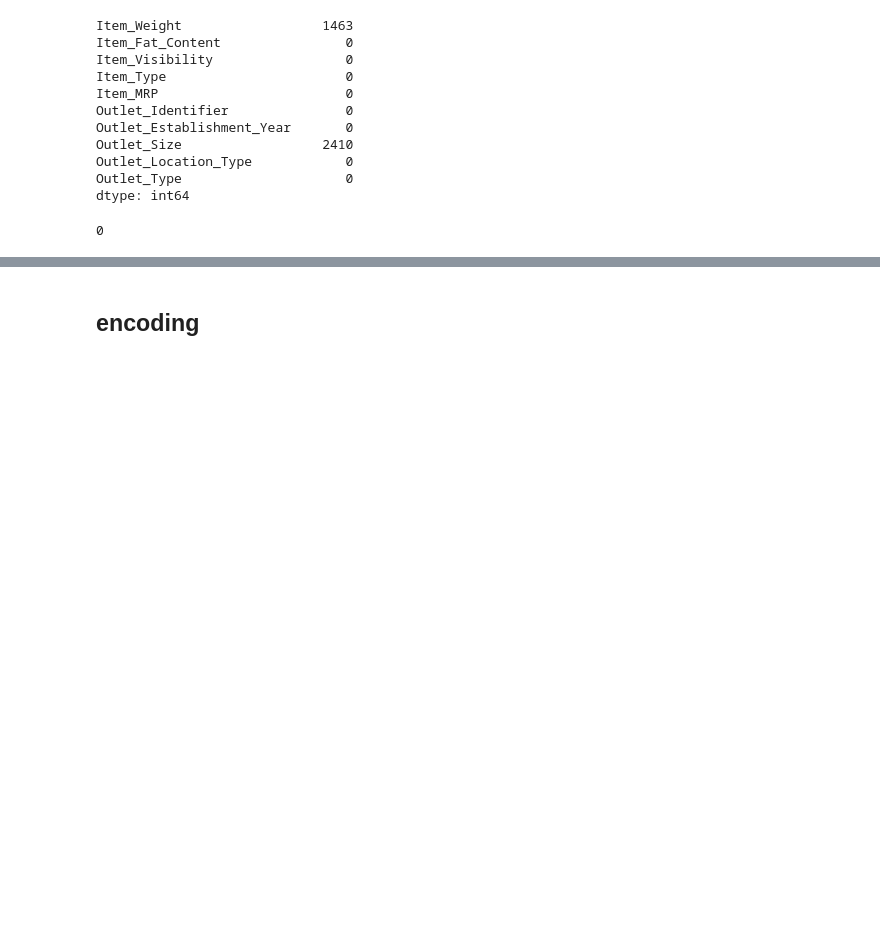
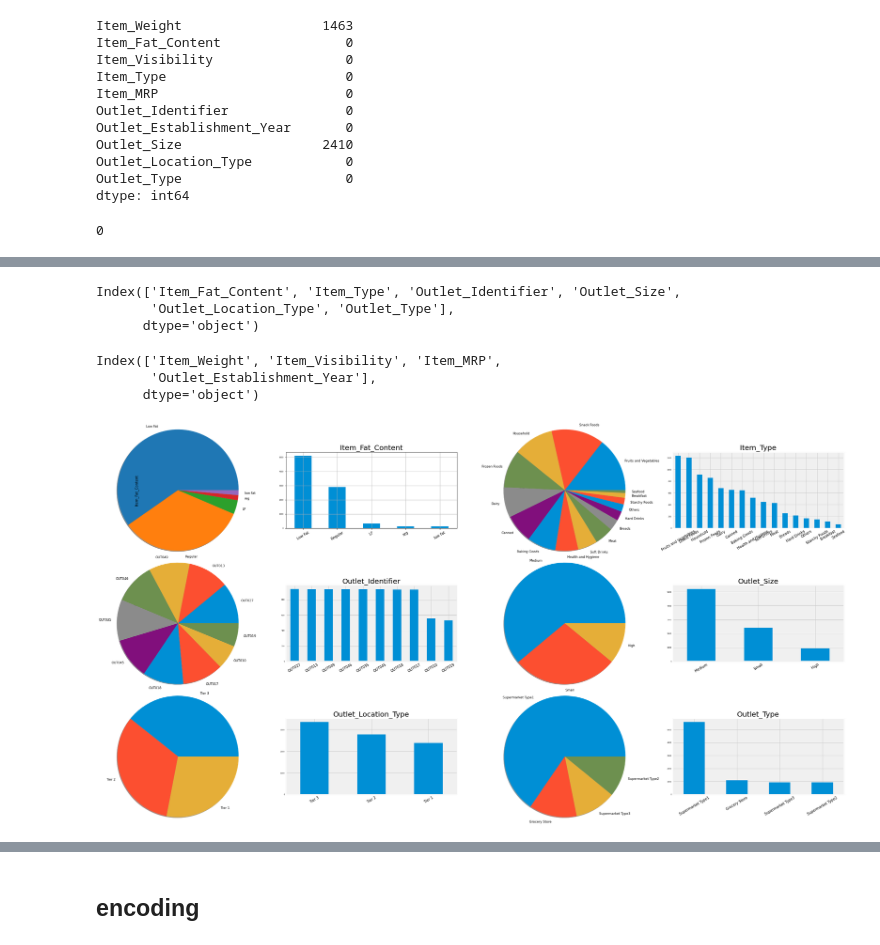
Before and after one commit to Technocolabs100/Product-Sales-Outlet-at-BigMart-Datawarehouse, a Jupyter notebook: Product Sales Outlet At BigMart Datawarehouse.ipynb, the cells around one changed output, grey strips where cells are left out. Drawn from its saved outputs; the diff is of its cells as text; code cells hidden in the pictures; blank space fills up the shorter version.

```diff
--- a/Product Sales Outlet At BigMart Datawarehouse.ipynb
+++ b/Product Sales Outlet At BigMart Datawarehouse.ipynb
@@ -90,0 +130,33 @@ X.loc[REG, "Item_Weight"]= X.loc[REG, "Item_Weight"].fillna(X.loc[REG, "Item_Wei
+# %%
+cat=X.select_dtypes(include='object')
+print(cat.columns)
+# %% [output]
+Index(['Item_Fat_Content', 'Item_Type', 'Outlet_Identifier', 'Outlet_Size',
+       'Outlet_Location_Type', 'Outlet_Type'],
+      dtype='object')
+# %%
+num=X.select_dtypes(include=['int64','float64'])
+print(num.columns)
+# %% [output]
+Index(['Item_Weight', 'Item_Visibility', 'Item_MRP',
+       'Outlet_Establishment_Year'],
+      dtype='object')
+# %%
+a=1
+for C in cat:
+    plt.subplot(4, 4, a)
+    X[C].value_counts().plot.pie(shadow=True,radius=2,textprops={'fontsize': 9})
+    a +=1
+    plt.subplot(4, 4, a)
+    plt.tight_layout()
+    plt.style.use('fivethirtyeight')
+    X[C].value_counts().plot.bar()
+    fig=plt.gcf()
+    fig.set_size_inches(30,20)
+    plt.title('{0}'.format(C))
+    plt.xticks(fontsize=10)
+    plt.yticks(fontsize=5)
+    plt.xticks(rotation=30)
+    a+=1
+# %% [output]
+[figure, added]
```
Also changed, not shown: parts of 21 cells of this notebook.
